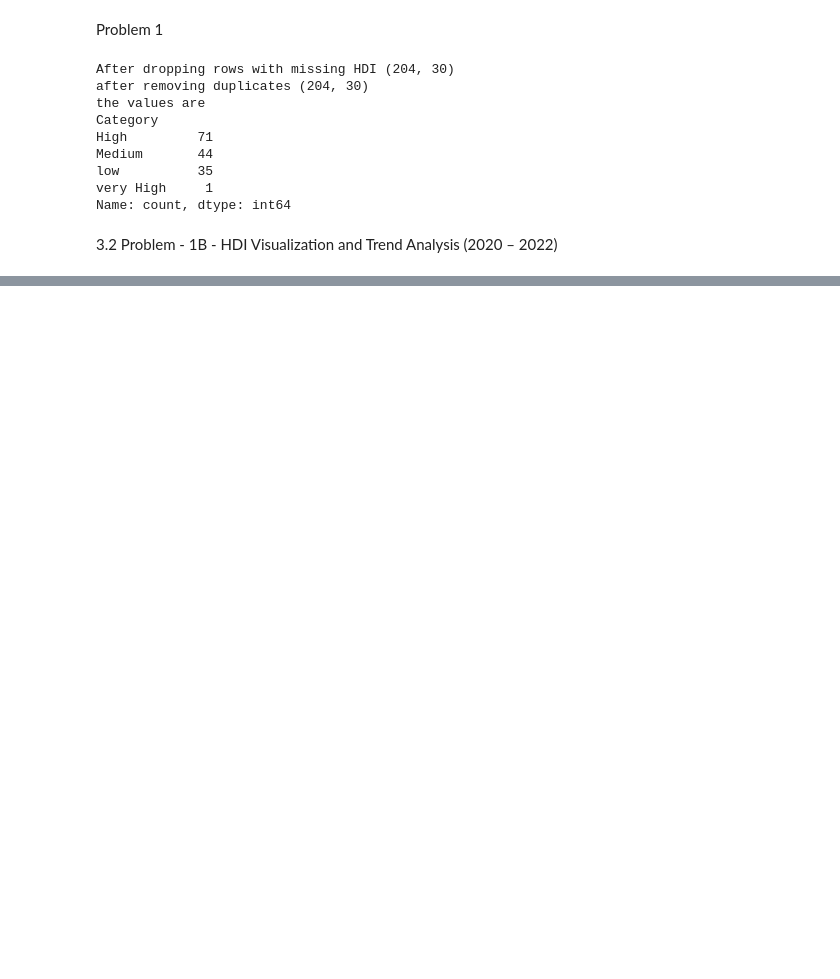
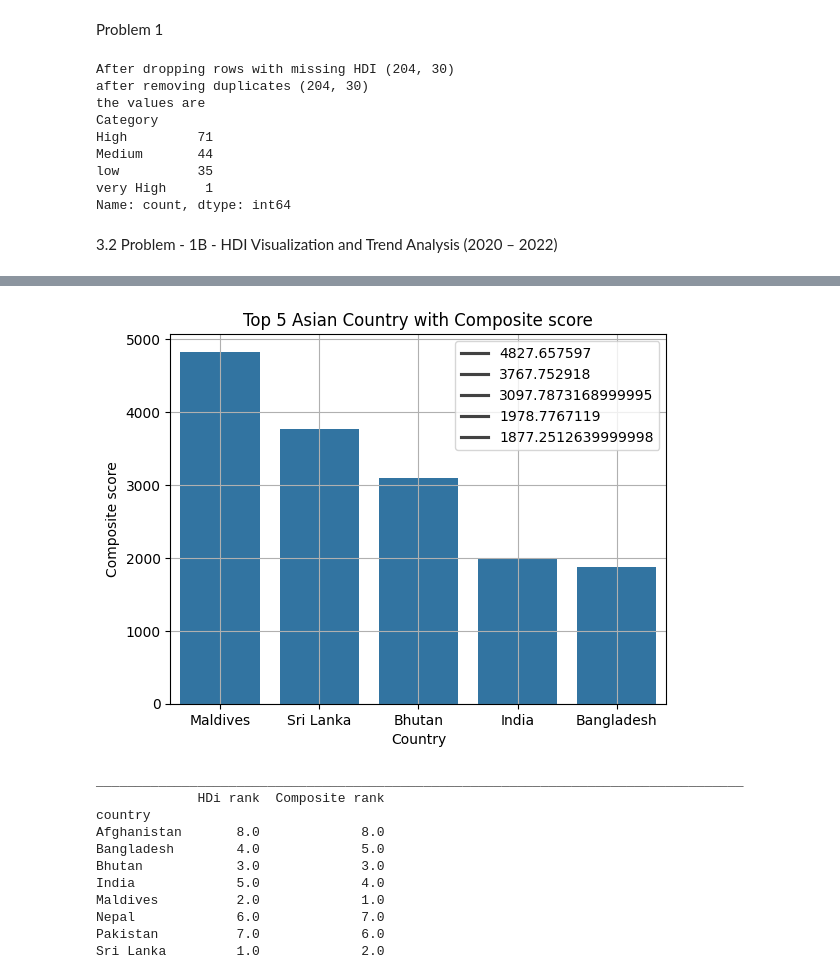
Before and after one commit to budhathoki10/Concept_and_Technology_of_AI, a Jupyter notebook: 2501932_Kushal_Budhathoki.ipynb, the cells around one changed output, grey strips where cells are left out. Saved outputs shown, nothing was run; the diff lists cells and outputs as text; code cells hidden in the pictures; blank space fills up the shorter version.

```diff
--- a/2501932_Kushal_Budhathoki.ipynb
+++ b/2501932_Kushal_Budhathoki.ipynb
@@ -155,0 +209,48 @@ dtype: int64 missing values
+# %%
+south_asianCountry= ["Afghanistan", "Bangladesh", "Bhutan", "India",
+"Maldives", "Nepal", "Pakistan", "Sri Lanka"]
+
+HDI_SAC= df[df['country'].isin(south_asianCountry)].copy()
+HDI_SAC.to_csv("HDI SouthAsia.csv", index=False)
+
+#Composite Development Score:
+HDI_SAC["Composite_Score"]= 0.3*HDI_SAC['life_expectancy']+0.3*HDI_SAC['gross_inc_percap']
+ranking_country=  HDI_SAC.groupby("country")['Composite_Score'].mean().sort_values(ascending=False)
+#print(f"ranking the data in Descending order \n {ranking_country}")
+
+
+# plotting top 5 countries
+#extracting top5 country
+top5_Country= ranking_country.head(5)
+# print(top5_Country)
+sns.barplot(data=top5_Country)
+plt.title("Top 5 Asian Country with Composite score")
+plt.ylabel("Composite score")
+plt.xlabel("Country")
+plt.grid()
+plt.legend(top5_Country)
+plt.show()
+
+print("___________________________________________________________________________________")
+#Compare the ranking of countries by Composite Score with their HDI ranking and discuss any
+#differences.
+hdi_rank= HDI_SAC.groupby('country')['hdi'].mean().sort_values(ascending=False)
+datas= pd.DataFrame({
+    "HDi rank":hdi_rank.rank(ascending=False),
+    "Composite rank":ranking_country.rank(ascending=False)
+})
+
+print(datas)
+# %% [output]
+[figure, added]
+___________________________________________________________________________________
+             HDi rank  Composite rank
+country
+Afghanistan       8.0             8.0
+Bangladesh        4.0             5.0
+Bhutan            3.0             3.0
+India             5.0             4.0
+Maldives          2.0             1.0
+Nepal             6.0             7.0
+Pakistan          7.0             6.0
+Sri Lanka         1.0             2.0
```
Also changed, not shown: parts of 3 cells of this notebook.
